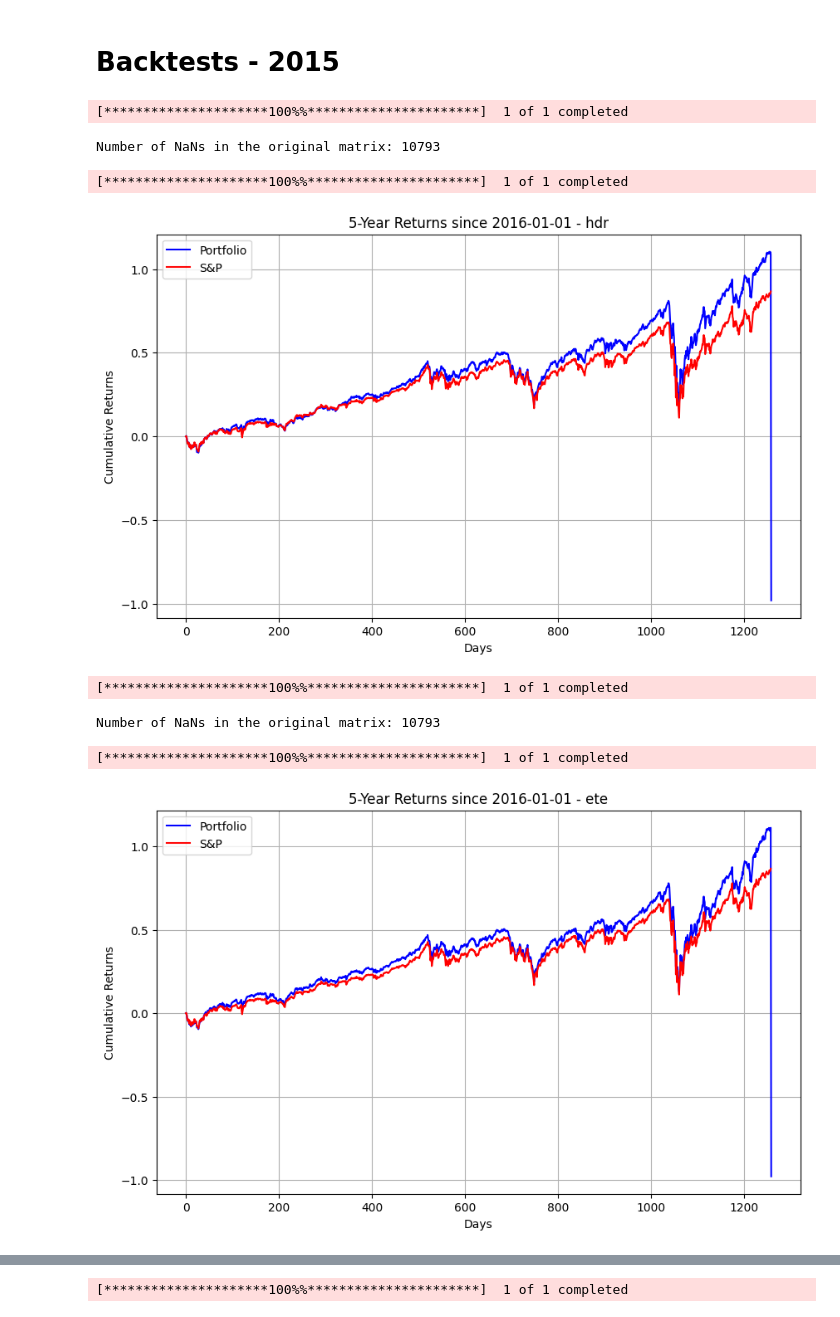
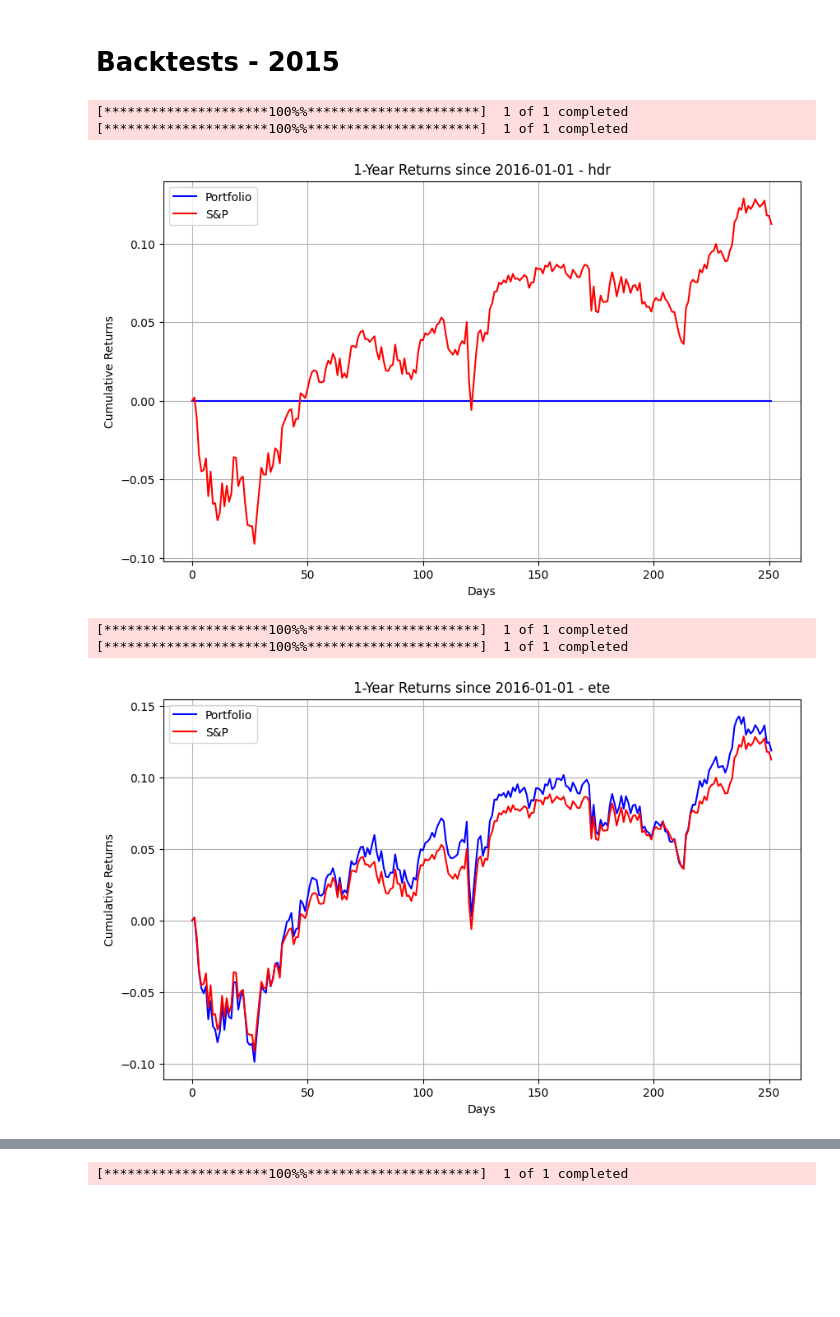
Before and after one commit to henrytang-dev/sparse-tracking-portfolio, a Jupyter notebook: sparse_index_tracking.ipynb, the cells around one changed output, grey strips where cells are left out. Saved outputs shown, nothing was run; the diff lists cells and outputs as text; code cells hidden in the pictures; blank space fills up the shorter version.

Commit message:
Latest backtest framework - still in progress

```diff
--- a/sparse_index_tracking.ipynb
+++ b/sparse_index_tracking.ipynb
@@ -28,7 +30,7 @@ constants.set_polygon_key("_4BtZn3PRCLu6fsdu7dgddb4ucmB1sfp")
 poly_cli = RESTClient(api_key="_4BtZn3PRCLu6fsdu7dgddb4ucmB1sfp")
 torch.set_default_dtype(torch.float64)
 # %%
-curr_sp = lookups.get_sp500_tickers()
+curr_sp = lookups.get_sp500_tickers("2015-01-01")
 print(len(curr_sp))
 print(curr_sp)
 # %% [output]
@@ -129,14 +139,20 @@ def calculateTickerReturns(start, period=1):
 # %%
 def collectSP500(start, period=1):
     index_symbol = "^GSPC"
-    end = str(int(start[0:4]) + period) + start[4:]
+    if period == 0.5:
+        end =(datetime.strptime(start, "%Y-%m-%d") + relativedelta(months = 6)).strftime("%Y-%m-%d")
+        total_days = getTradingDays(start) // 2
+    else:
+        end = str(int(start[0:4]) + period) + start[4:]
+        total_days = getTradingDays(start)
+
     index_data = yf.download(index_symbol, start=start, end=end, interval="1d")
     index_close_data = torch.tensor(index_data["Close"].values)
 
-    total_days = 0
-    for i in range(period):
-        begin = str(int(start[0:4]) + i) + start[4:]
-        total_days += getTradingDays(begin)
+    # total_days = 0
+    # for i in range(period):
+    #     begin = str(int(start[0:4]) + i) + start[4:]
+    #     total_days += getTradingDays(begin)
     index_close_data = index_close_data[:total_days]
     return index_close_data
 # %%
@@ -149,8 +165,12 @@ def calculateIndexReturns(start, period=1):
     return return_data.reshape(dim, 1)
 # %%
 def preparePipeline(start, period=1):
-    ticker_returns = calculateTickerReturns(start, period)
-    index_returns = calculateIndexReturns(start, period)
+    if period == 0.5:#signifies testing over 6 months
+        ticker_returns = calculateTickerReturns(start, period)
+        index_returns = calculateIndexReturns(start, period)
+    else:
+        ticker_returns = calculateTickerReturns(start, period)
+        index_returns = calculateIndexReturns(start, period)
     return ticker_returns, index_returns
 # test, test2 = preparePipeline("2023-03d-02")
 # %% [markdown]
@@ -654,6 +706,7 @@ def run_tests(start="2015-01-01", error="hdr", flag="backtest", train_period=1,
     daily_portfolio_returns = weighted_returns.sum(axis=1)
     # print(daily_portfolio_returns)
 
+    curr_sp = lookups.get_sp500_tickers(start[0:4] + "-12-31")
     out = []
     for ix, val in enumerate(portfolio_weights):
         if val > 0:
@@ -679,17 +828,15 @@ def run_tests(start="2015-01-01", error="hdr", flag="backtest", train_period=1,
 # %% [markdown]
 # Backtests - 2015
 # %%
-res_2015_5_hdr, mat_2015_5_hdr = run_tests("2015-01-01", error="hdr", flag="backtest", train_period=1, test_period=5)
-res_2015_5_ete, mat_2015_5_ete = run_tests("2015-01-01", error="ete", flag="backtest", train_period=1, test_period=5)
+res_2015_5_hdr, mat_2015_5_hdr = run_tests("2015-01-01", error="hdr", flag="backtest", train_period=1, test_period=1)
+res_2015_5_ete, mat_2015_5_ete = run_tests("2015-01-01", error="ete", flag="backtest", train_period=1, test_period=1)
 # %% [output]
 [*********************100%%**********************]  1 of 1 completed
+[*********************100%%**********************]  1 of 1 completed
+[figure, new version]
-Number of NaNs in the original matrix: 10793
+[*********************100%%**********************]  1 of 1 completed
+[*********************100%%**********************]  1 of 1 completed
-[*********************100%%**********************]  1 of 1 completed
-[figure, old version]
-[*********************100%%**********************]  1 of 1 completed
-Number of NaNs in the original matrix: 10793
-[*********************100%%**********************]  1 of 1 completed
-[figure, old version]
+[figure, new version]
 # %%
 res_2015_5_ete, mat_2015_5_ete = run_tests("2015-01-01", error="hdr", flag="backtest", train_period=1, test_period=4)
 res_2015_5_ete, mat_2015_5_ete = run_tests("2015-01-01", error="ete", flag="backtest", train_period=1, test_period=4)
```
Also changed, not shown: parts of 22 cells of this notebook, 1 other file.
